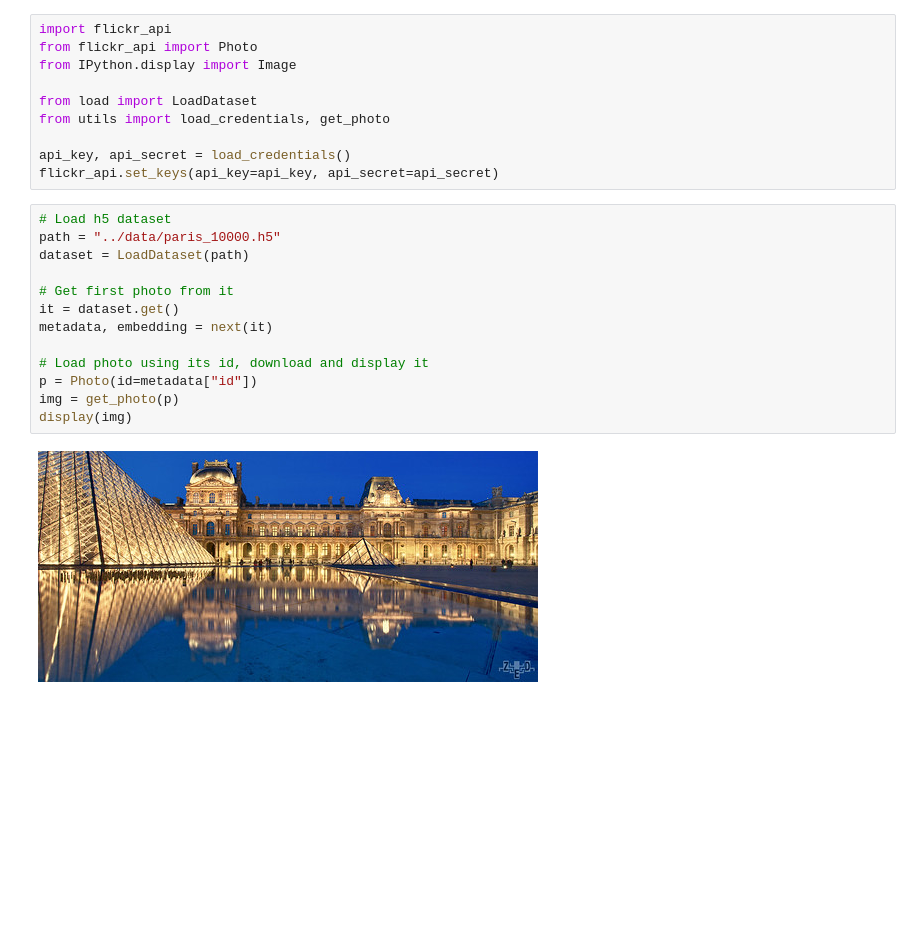
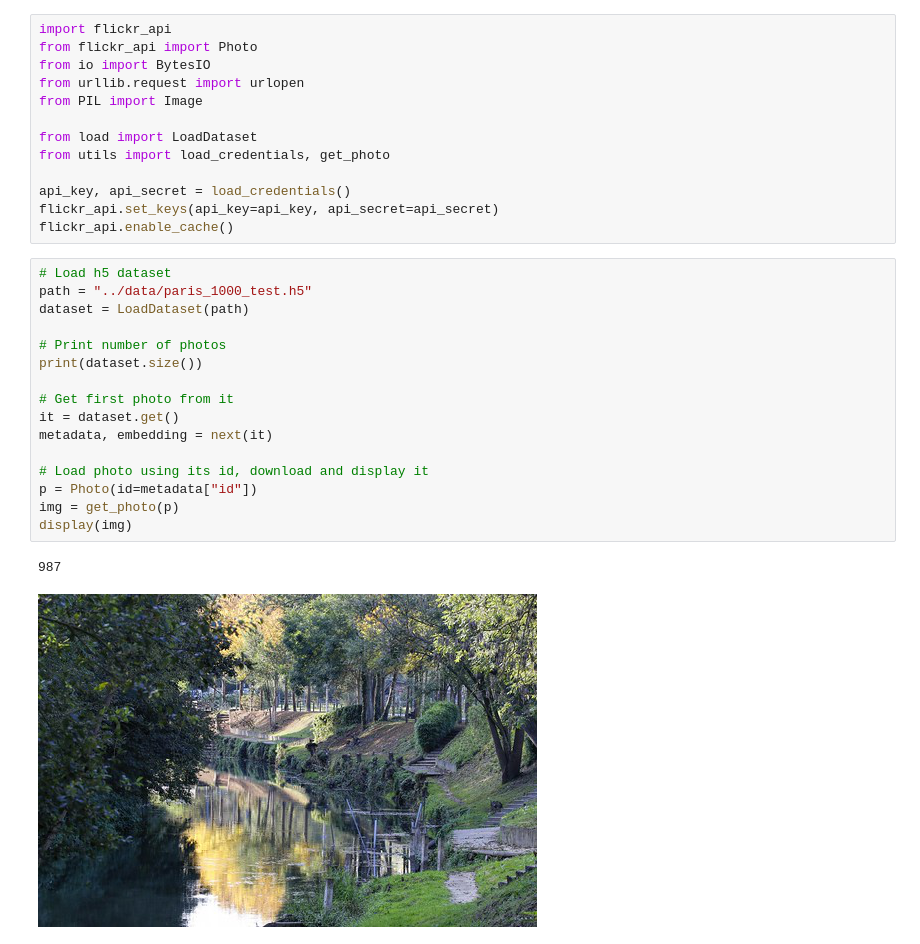
Before and after one commit to sylvainma/Explorify, a Jupyter notebook: dataset/visualization.ipynb, the cells around one changed output. Cells and saved outputs as stored; diff of their text form; blank space fills up the shorter version.

```diff
--- a/dataset/visualization.ipynb
+++ b/dataset/visualization.ipynb
@@ -1,25 +1,32 @@
 # %%
 import flickr_api
 from flickr_api import Photo
-from IPython.display import Image
+from io import BytesIO
+from urllib.request import urlopen
+from PIL import Image
 
 from load import LoadDataset
 from utils import load_credentials, get_photo
 
 api_key, api_secret = load_credentials()
 flickr_api.set_keys(api_key=api_key, api_secret=api_secret)
+flickr_api.enable_cache()
 # %%
 # Load h5 dataset
-path = "../data/paris_10000.h5"
+path = "../data/paris_1000_test.h5"
 dataset = LoadDataset(path)
+
+# Print number of photos
+print(dataset.size())
 
 # Get first photo from it
 it = dataset.get()
 metadata, embedding = next(it)
 
 # Load photo using its id, download and display it
 p = Photo(id=metadata["id"])
 img = get_photo(p)
 display(img)
 # %% [output]
+987
-[figure, old version]
+[figure, new version]
```
Also changed, not shown: parts of 1 cell of this notebook, 1 other file.
